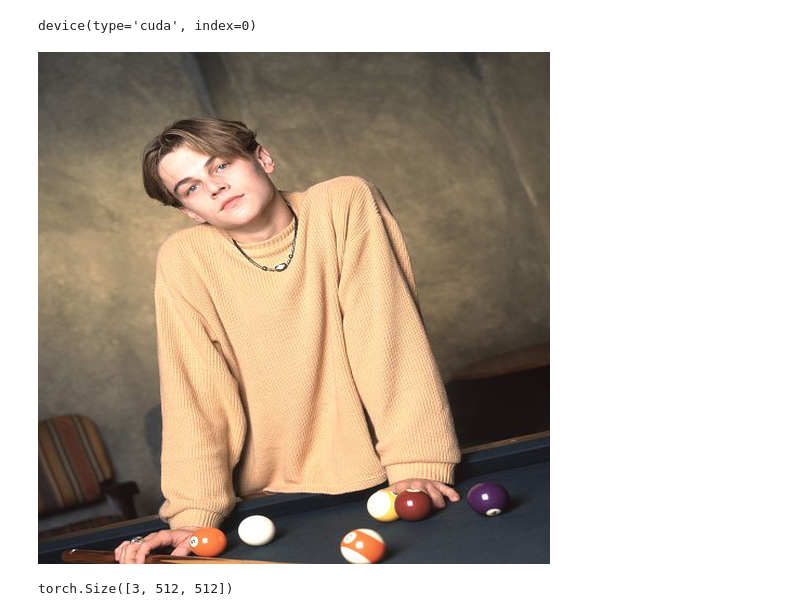
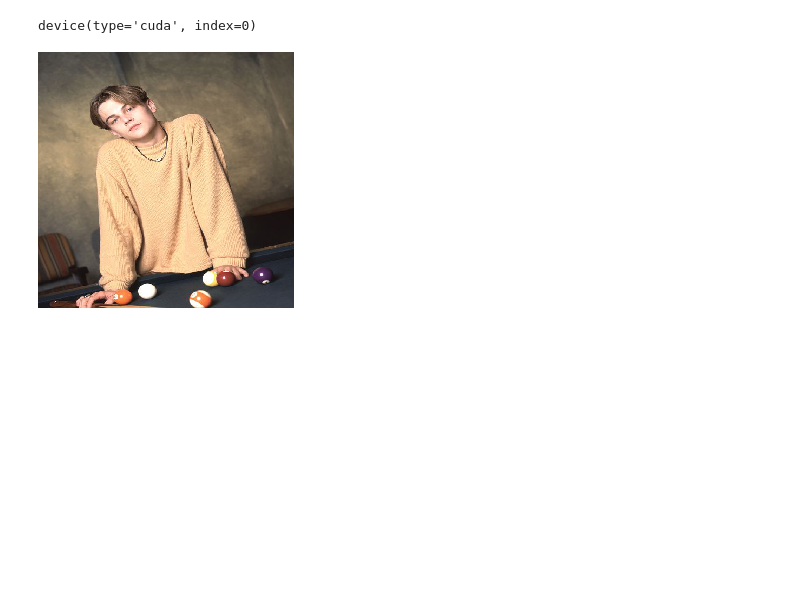
Before and after one commit to Daniel-Kelvich/human-segmentation, a Jupyter notebook: inference.ipynb, the cells around one changed output. Cells and saved outputs as stored; diff of their text form; code cells hidden in the pictures; blank space fills up the shorter version.

```diff
--- a/inference.ipynb
+++ b/inference.ipynb
@@ -44,10 +49,0 @@ unet.eval();
-# %%
-test_img = Image.open(img_folder / 'dicap.jpg').resize((512, 512), Image.ANTIALIAS)
-torch_img = torchvision.transforms.functional.to_tensor(test_img) - 0.5
-test_img
-# %% [output]
-[figure, removed]
-# %%
-torch_img.shape
-# %% [output]
-torch.Size([3, 512, 512])
@@ -54 +62,18 @@ torch.Size([3, 512, 512])
+# %%
+new_width = 256
+new_height = 256
+test_img = Image.open(img_folder / 'dicap.jpg')
+width, height = test_img.size
+
+# left = (width - new_width)/2
+# top = (height - new_height)/2
+# right = (width + new_width)/2
+# bottom = (height + new_height)/2
+
+# test_img = test_img.crop((left, top, right, bottom))
+# torch_img = torchvision.transforms.functional.to_tensor(test_img) - 0.5
+test_img = test_img.resize((new_width, new_height))
+test_img
+# %% [output]
+[figure, added]
 # %%
```
Also changed, not shown: parts of 12 cells of this notebook, 18 other files.
